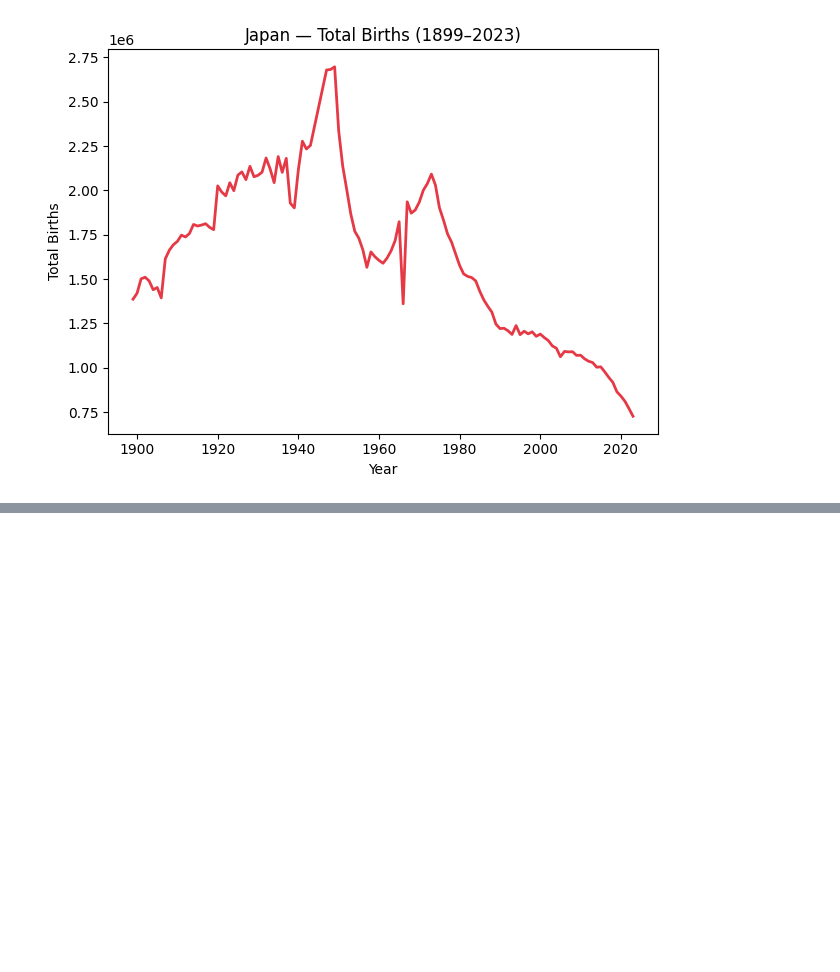
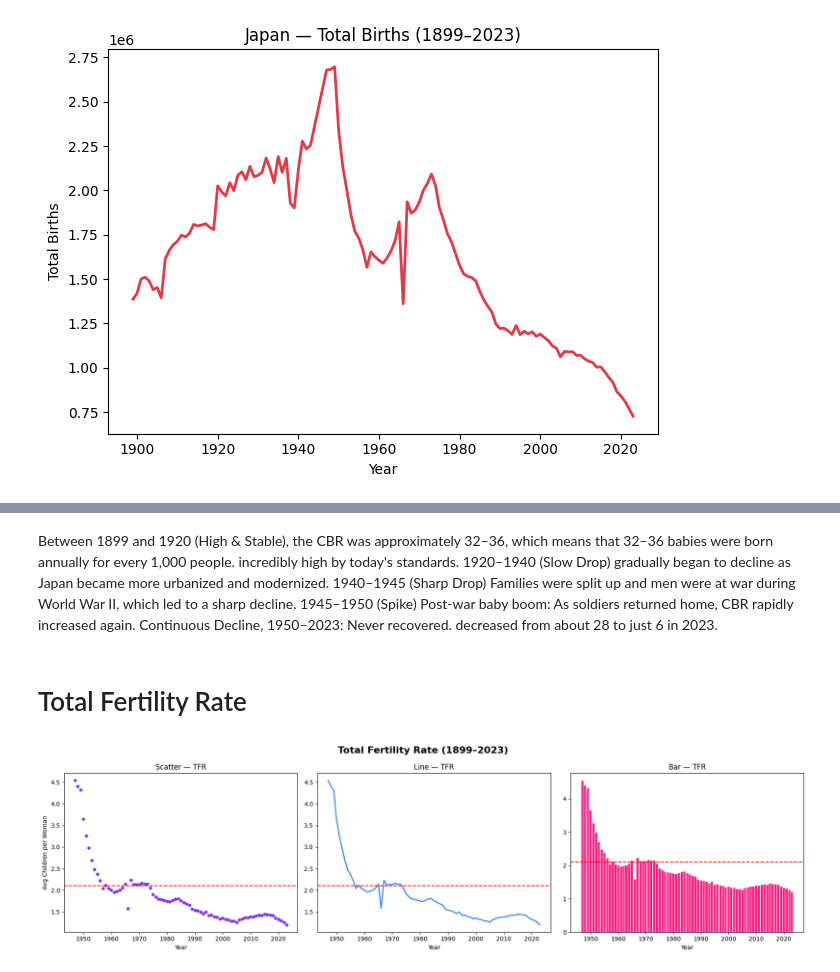
Before and after one commit to suzzzel5/Japan-Birth-Statistics-1899-2023-, a Jupyter notebook: notebooks/01_data_exploration.ipynb, the cells around one changed output, grey strips where cells are left out. Cells and saved outputs as stored; diff of their text form; code cells hidden in the pictures; blank space fills up the shorter version.

```diff
--- a/notebooks/01_data_exploration.ipynb
+++ b/notebooks/01_data_exploration.ipynb
@@ -357,0 +391,40 @@ plt.show()
+# %% [markdown]
+Between 1899 and 1920 (High & Stable), the CBR was approximately 32–36, which means that 32–36 babies were born annually for every 1,000 people. incredibly high by today's standards.
+1920–1940 (Slow Drop)
+gradually began to decline as Japan became more urbanized and modernized.
+1940–1945 (Sharp Drop)
+Families were split up and men were at war during World War II, which led to a sharp decline.
+1945–1950 (Spike)
+Post-war baby boom: As soldiers returned home, CBR rapidly increased again.
+Continuous Decline, 1950–2023: Never recovered. decreased from about 28 to just 6 in 2023.
+# %% [markdown]
+# Total Fertility Rate
+# %%
+tfr = df.dropna(subset=['total_fertility_rate'])
+
+fig, axes = plt.subplots(1, 3, figsize=(18, 5))
+
+# Chart 1 — Scatter
+axes[0].scatter(tfr['year'], tfr['total_fertility_rate'], color='#8338ec', s=20)
+axes[0].axhline(y=2.1, color='red', linewidth=1.5, linestyle='--')
+axes[0].set_title('Scatter — TFR')
+axes[0].set_xlabel('Year')
+axes[0].set_ylabel('Avg Children per Woman')
+
+# Chart 2 — Line
+axes[1].plot(tfr['year'], tfr['total_fertility_rate'], color='#3a86ff', linewidth=2)
+axes[1].axhline(y=2.1, color='red', linewidth=1.5, linestyle='--')
+axes[1].set_title('Line — TFR')
+axes[1].set_xlabel('Year')
+
+# Chart 3 — Bar
+axes[2].bar(tfr['year'], tfr['total_fertility_rate'], color='#f72585', width=0.8)
+axes[2].axhline(y=2.1, color='red', linewidth=1.5, linestyle='--')
+axes[2].set_title('Bar — TFR')
+axes[2].set_xlabel('Year')
+
+plt.suptitle('Total Fertility Rate (1899–2023)', fontsize=16, fontweight='bold')
+plt.tight_layout()
+plt.show()
+# %% [output]
+[figure, added]
```
Also changed, not shown: parts of 16 cells of this notebook, 7 other files.
